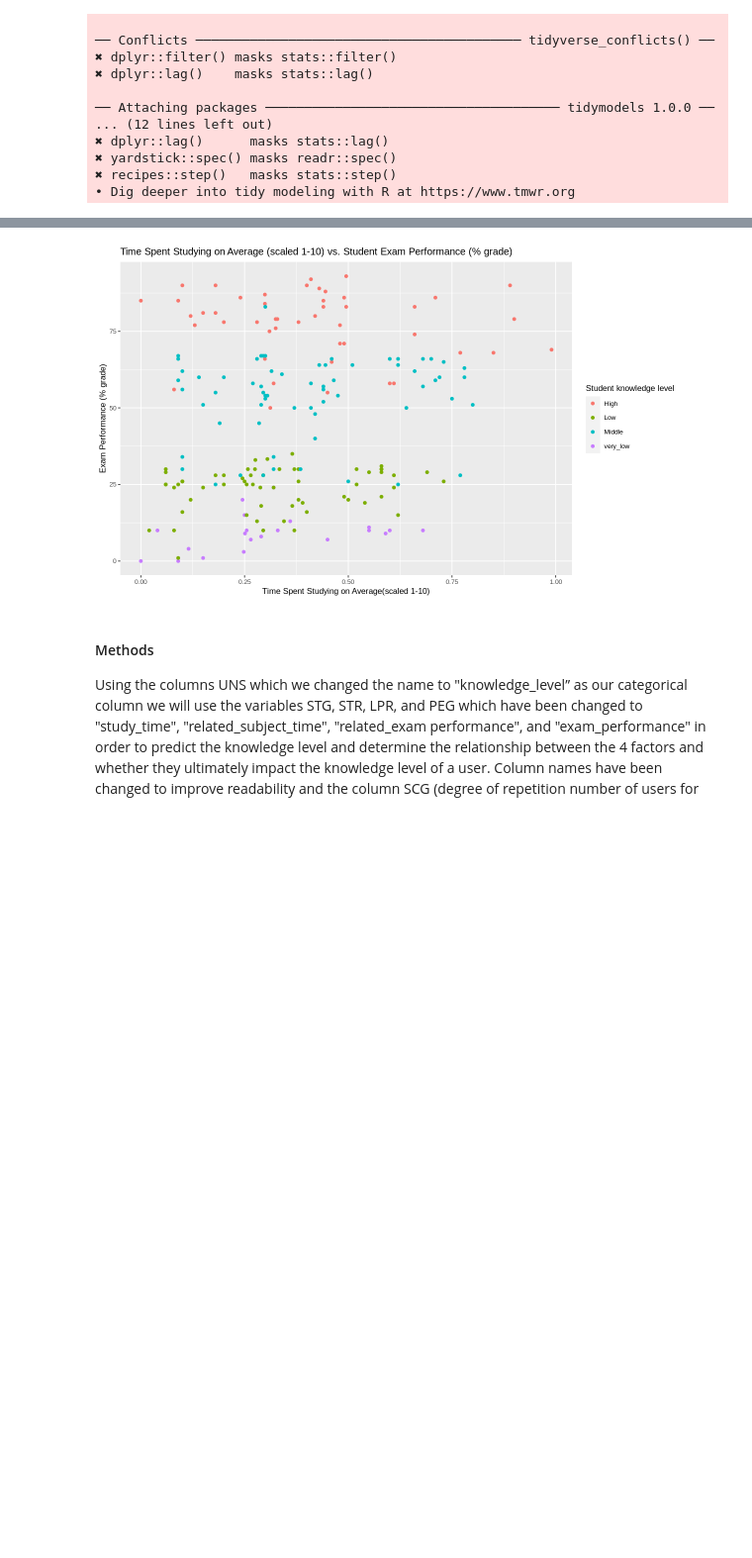
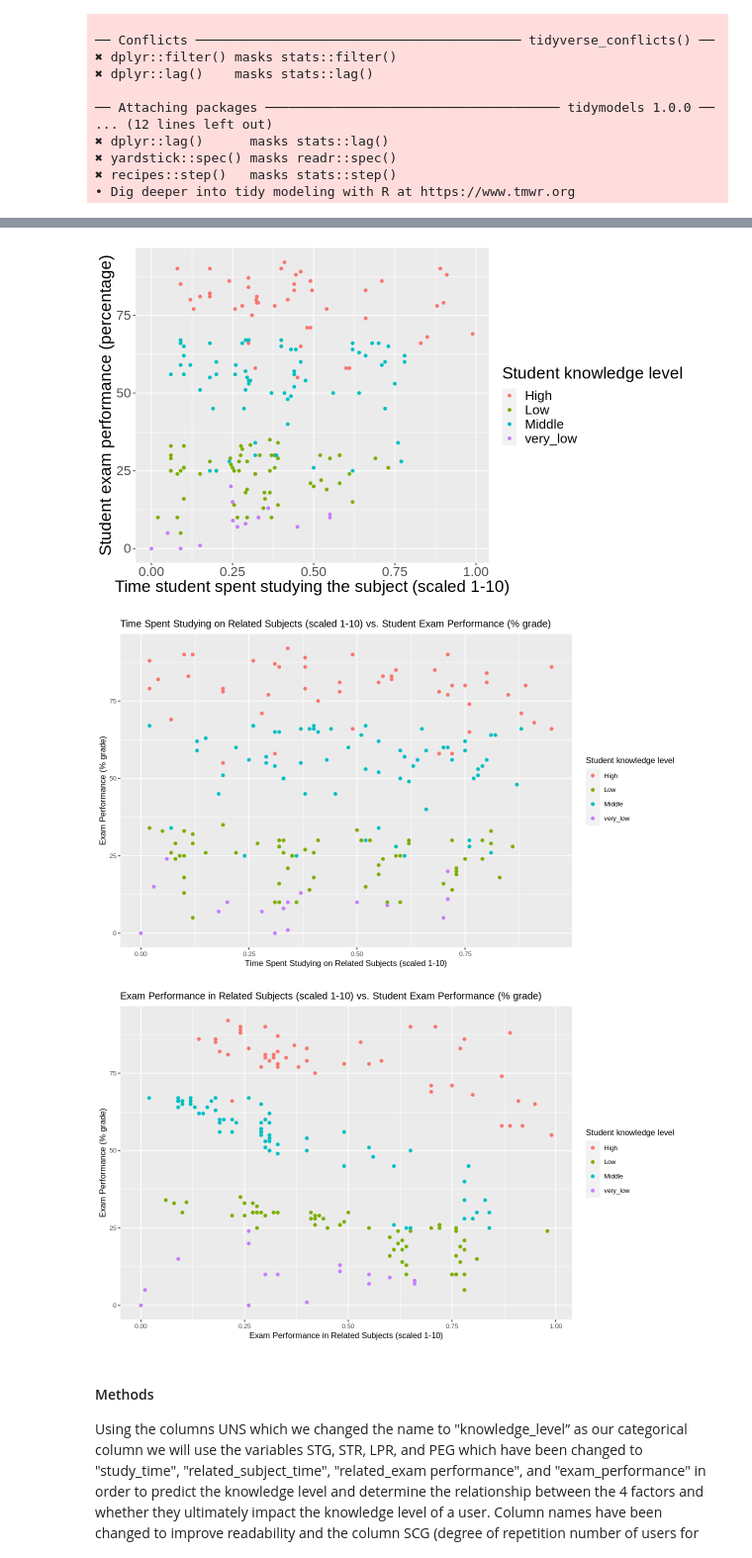
Before and after one commit to maywilsdon/dsci-100-2023s1-group-20, a Jupyter notebook: proposal.ipynb, the cells around one changed output, grey strips where cells are left out. Shown: that part at 99% size. Drawn from its saved outputs; the diff is of its cells as text; code cells hidden in the pictures; blank space fills up the shorter version.

Commit message:
Made new graphs
Added the other variables to make new graphs

```diff
--- a/proposal.ipynb
+++ b/proposal.ipynb
@@ -116,21 +117,41 @@ A tibble: 4 × 2
 # %%
 # Visualizing our training data into a scatter plot of student exam performance (%) vs the time the student spent
 # studying the subject. The plot is coloured according to the student's knowledge level of Electrical DC Machines
 
 options(repr.plot.width=10, repr.plot.height=6)
 
-student_plot <- student_train |>
+plot_studytime<- student_train |>
     ggplot(aes(x = study_time, y = exam_performance_percentage, color = knowledge_level)) +
     geom_point() +
-    labs(x = "Time Spent Studying on Average(scaled 1-10)",
+    labs(x = "Time student spent studying the subject (scaled 1-10)",
+         y = "Student exam performance (percentage)",
+        color = "Student knowledge level") +
+     theme(text = element_text(size = 20))
+plot_studytime
+
+plot_rel_subject_time <- student_train |>
+    ggplot(aes(x = related_subject_time, y = exam_performance_percentage, color = knowledge_level)) +
+    geom_point() +
+    labs(x = "Time Spent Studying on Related Subjects (scaled 1-10)",
          y = "Exam Performance (% grade)",
         color = "Student knowledge level") +
-    ggtitle("Time Spent Studying on Average (scaled 1-10) vs. Student Exam Performance (% grade)") +
+    ggtitle("Time Spent Studying on Related Subjects (scaled 1-10) vs. Student Exam Performance (% grade)") +
     theme(text = element_text(size = 10))
+plot_rel_subject_time
 
-student_plot
+plot_rel_exam_perf <- student_train |>
+    ggplot(aes(x = related_exam_performance, y = exam_performance_percentage, color = knowledge_level)) +
+    geom_point() +
+    labs(x = "Exam Performance in Related Subjects (scaled 1-10)",
+         y = "Exam Performance (% grade)",
+        color = "Student knowledge level") +
+   ggtitle("Exam Performance in Related Subjects (scaled 1-10) vs. Student Exam Performance (% grade)") +
+    theme(text = element_text(size = 10))
+plot_rel_exam_perf
 # %% [output]
-[figure, old version]
+[figure, new version]
+[figure, added]
+[figure, added]
 # %% [markdown]
 #### Methods
 
```
Also changed, not shown: parts of 2 cells of this notebook.
